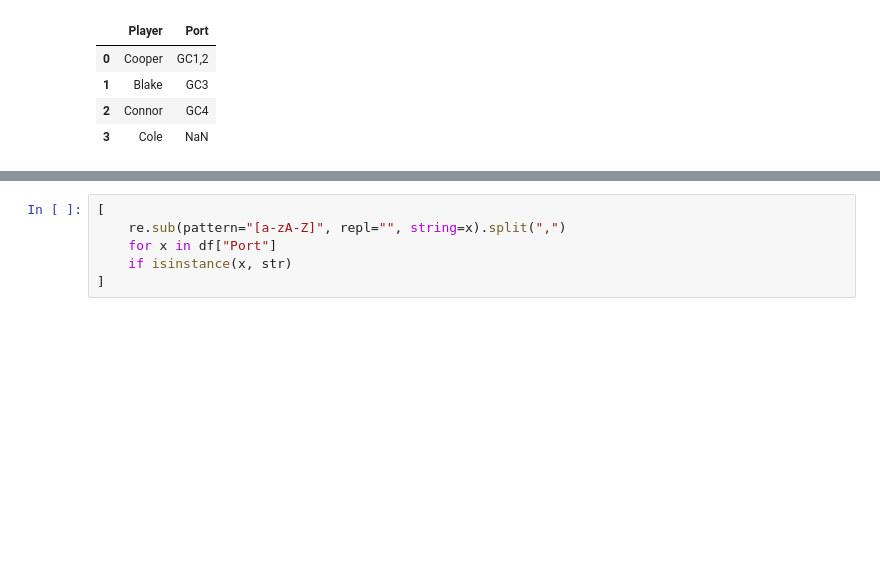
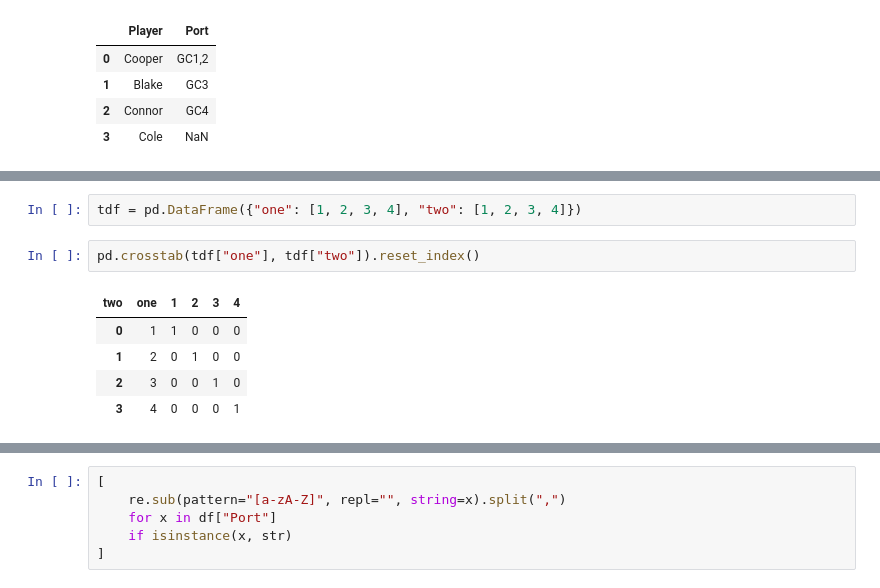
Before and after one commit to c-goodman/cv-mk64, a Jupyter notebook: 000_scrape_netplay.ipynb, the cells around one changed output, grey strips where cells are left out. Cells and saved outputs as stored; diff of their text form; blank space fills up the shorter version.

```diff
--- a/000_scrape_netplay.ipynb
+++ b/000_scrape_netplay.ipynb
@@ -160,0 +199,10 @@ df["Port"].str.replace(pat="[a-zA-Z]", repl="", regex=True).str.split(",")[0]
+# %%
+tdf = pd.DataFrame({"one": [1, 2, 3, 4], "two": [1, 2, 3, 4]})
+# %%
+pd.crosstab(tdf["one"], tdf["two"]).reset_index()
+# %% [output]
+| two | one | 1 | 2 | 3 | 4 |
+| 0 | 1 | 1 | 0 | 0 | 0 |
+| 1 | 2 | 0 | 1 | 0 | 0 |
+| 2 | 3 | 0 | 0 | 1 | 0 |
+| 3 | 4 | 0 | 0 | 0 | 1 |
```
Also changed, not shown: parts of 13 cells of this notebook.
